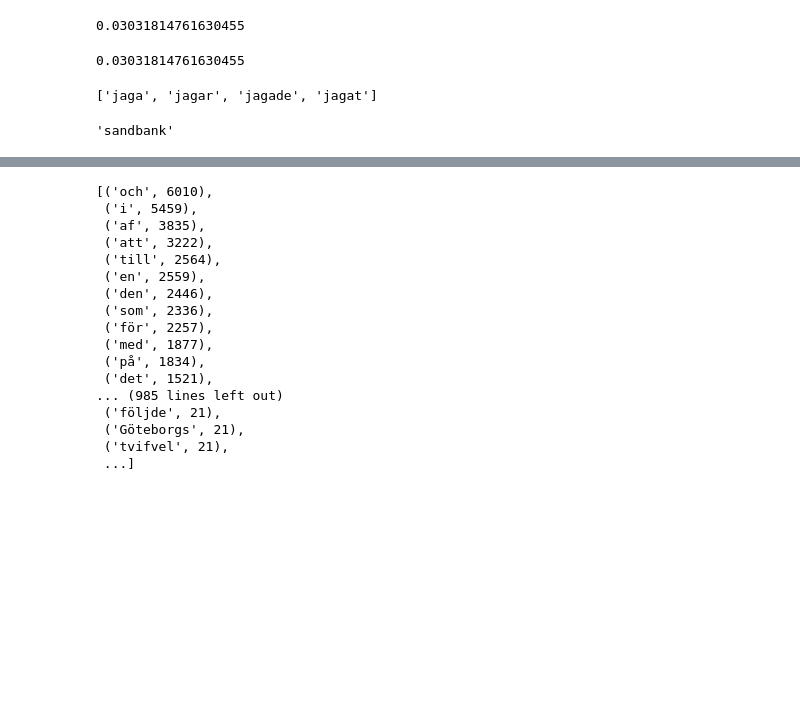
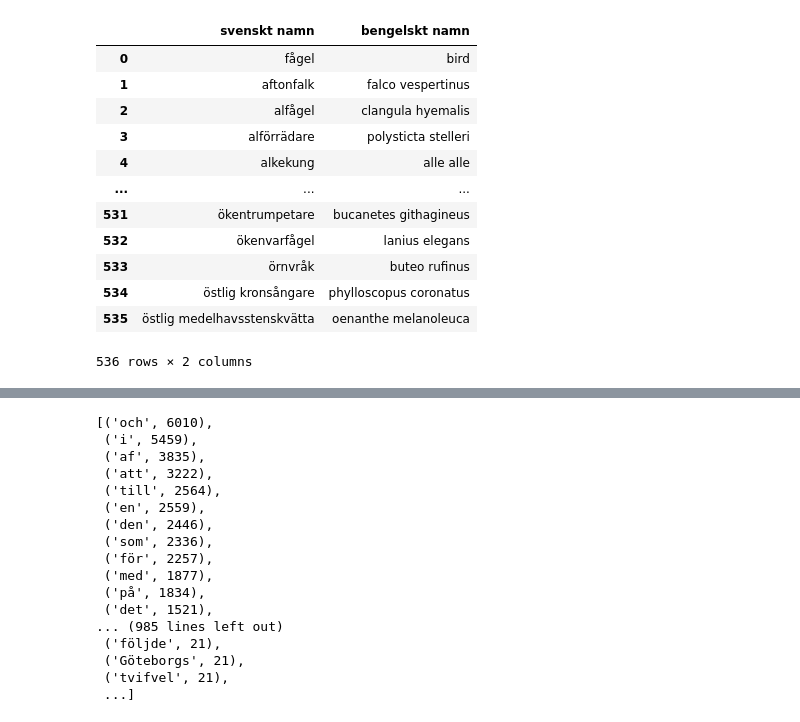
Before and after one commit to Eryndir/Exjobb, a Jupyter notebook: KB_more_tests.ipynb, the cells around one changed output, grey strips where cells are left out. Drawn from its saved outputs; the diff is of its cells as text; code cells hidden in the pictures; blank space fills up the shorter version.

```diff
--- a/KB_more_tests.ipynb
+++ b/KB_more_tests.ipynb
@@ -176,12 +75,3 @@ print("The variable 'data' has been saved successfully.")
-# %%
-11/362819 * 1000
-# %% [output]
-0.03031814761630455
-# %%
-11*1000
-11000 / 362819
-# %% [output]
-0.03031814761630455
 # %%
 def getDeclension(word):
   if word[-1:] == "t":
@@ -248,10 +132,20 @@ def getConjugation(verb):
-# %%
-verbs = pd.read_csv('verbs.csv', header=0)
-getConjugation("jaga")
-# %% [output]
-['jaga', 'jagar', 'jagade', 'jagat']
 # %%
+birds = pd.read_csv("birds.csv", header=0)
 natureTypes = pd.read_csv("naturtyper.csv", header=0)
+wordChecklist = natureTypes.copy()
 natureTypes.iloc[0]["naturtyp"]
+birds
 # %% [output]
+|  | svenskt namn | bengelskt namn |
+| 0 | fågel | bird |
+| 1 | aftonfalk | falco vespertinus |
+| 2 | alfågel | clangula hyemalis |
+| 3 | alförrädare | polysticta stelleri |
+| 4 | alkekung | alle alle |
+| ... | ... | ... |
+| 531 | ökentrumpetare | bucanetes githagineus |
+| 532 | ökenvarfågel | lanius elegans |
+| 533 | örnvråk | buteo rufinus |
+| 534 | östlig kronsångare | phylloscopus coronatus |
+| 535 | östlig medelhavsstenskvätta | oenanthe melanoleuca |
-'sandbank'
+536 rows × 2 columns
```
Also changed, not shown: parts of 69 cells of this notebook, 2 other files.
